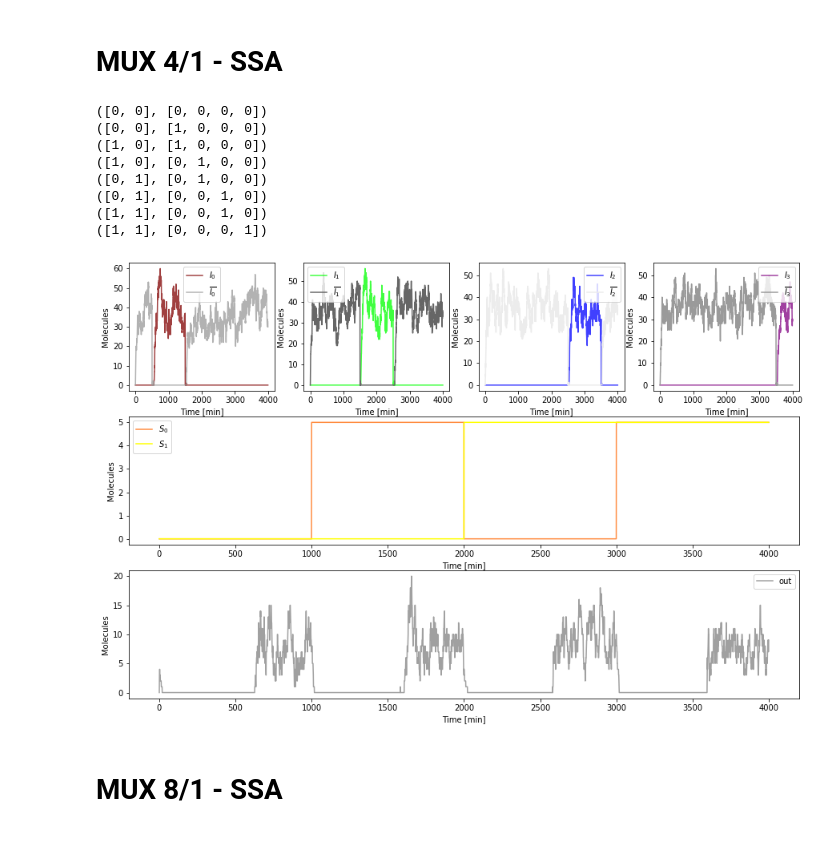
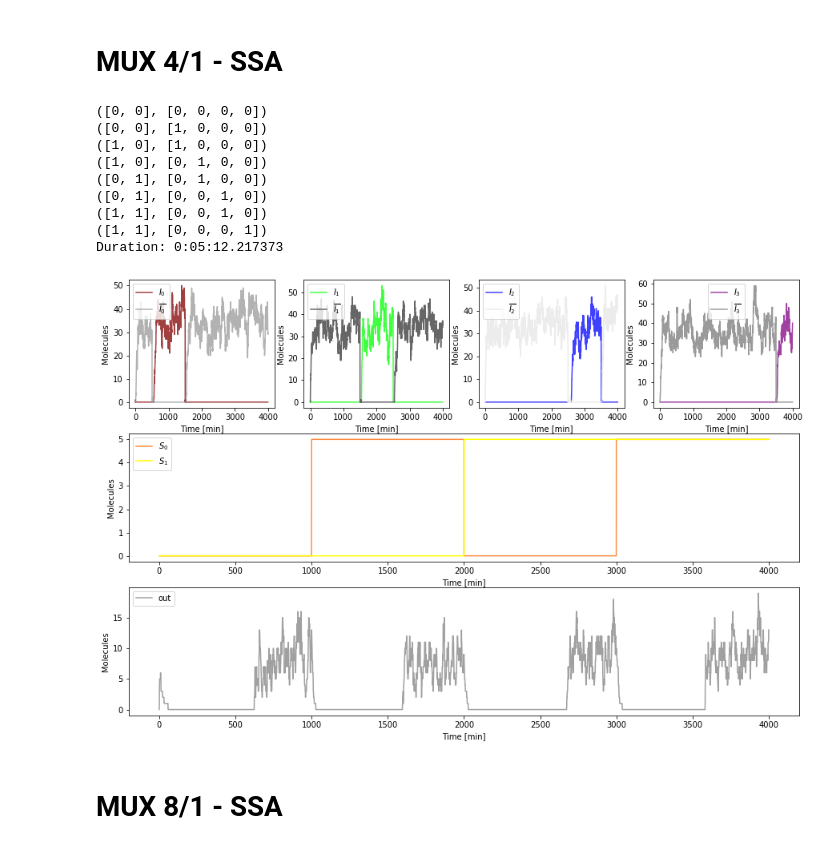
Before and after one commit to Bogatejc/CBLBs, a Jupyter notebook: cblb/run_model_mux_ssa.ipynb, the cells around one changed output. Cells and saved outputs as stored; diff of their text form; code cells hidden in the pictures.

```diff
--- a/cblb/run_model_mux_ssa.ipynb
+++ b/cblb/run_model_mux_ssa.ipynb
@@ -54,6 +54,9 @@ import matplotlib.pyplot as plt
 
 from parameters import *
 from models import *
+from datetime import datetime
+
+start_time = datetime.now()
 
 Y0 = np.zeros(59)
 # number of cells: toggle switches
@@ -131,6 +134,9 @@ for iteration, state in enumerate(states):
 Y = Y_full
 T = T_full
 
+end_time = datetime.now()
+print('Duration: {}'.format(end_time - start_time))
+
 
 """
 results
@@ -151,7 +157,6 @@ ax1 = plt.subplot(341)
 ax1.plot(T, I0_a, color="#800000ff", alpha=0.75)
 ax1.plot(T, I0_b, color="#999999ff", alpha=0.75)
 ax1.legend(["$I_0$", "$\\overline{I_0}$"])
-#ax1.set_title('$I_0$ toggle')
 ax1.set_xlabel("Time [min]")
 ax1.set_ylabel("Molecules")
 
@@ -160,7 +165,6 @@ ax2 = plt.subplot(342)
 ax2.plot(T, I1_a, color = "#00ff00ff", alpha=0.75)
 ax2.plot(T, I1_b, color = "#666666ff")#, alpha=0.75)
 ax2.legend(["$I_1$", "$\\overline{I_1}$"])
-#ax2.set_title('$I_1$ toggle')
 ax2.set_xlabel("Time [min]")
 ax2.set_ylabel("Molecules")
 
@@ -169,7 +173,6 @@ ax3 = plt.subplot(343)
 ax3.plot(T, I2_a, color = "#0000ffff", alpha=0.75)
 ax3.plot(T, I2_b, color = "#ecececfe")#, alpha=0.75)
 ax3.legend(["$I_2$", "$\\overline{I_2}$"])
-#ax3.set_title('$I_2$ toggle')
 ax3.set_xlabel("Time [min]")
 ax3.set_ylabel("Molecules")
 
@@ -178,43 +181,38 @@ ax4 = plt.subplot(344)
 ax4.plot(T, I3_a, color = "#800080ff", alpha=0.75)
 ax4.plot(T, I3_b, color = "#999999fc")#, alpha=0.75)
 ax4.legend(["$I_3$", "$\\overline{I_3}$"])
-#ax4.set_title('$I_3$ toggle')
 ax4.set_xlabel("Time [min]")
 ax4.set_ylabel("Molecules")
 
 
 ax5 = plt.subplot(312)
 ax5.plot(T,S0, color = "#ff6600ff", alpha=0.75)
 ax5.plot(T,S1, color = "#ffff00ff")#, alpha=0.75)
 ax5.legend(["$S_0$", "$S_1$"])
-#ax5.set_title('Select inputs')
 ax5.set_xlabel("Time [min]")
 ax5.set_ylabel("Molecules")
 
 
 ax6 = plt.subplot(313)
 ax6.plot(T,out, color = "#8080805a", alpha=0.75)
-#ax6.set_title('out')
 ax6.legend(['out'])
 ax6.set_xlabel("Time [min]")
 ax6.set_ylabel("Molecules")
 
-#step = int(self.N)
-#ax6.plot(T[step::step], out[step::step], 'x')
-
 plt.gcf().set_size_inches(15,10)
 #plt.savefig("figs/CBLB_ssa.pdf", bbox_inches = 'tight')
 plt.show()
 # %% [output]
 ([0, 0], [0, 0, 0, 0])
 ([0, 0], [1, 0, 0, 0])
 ([1, 0], [1, 0, 0, 0])
 ([1, 0], [0, 1, 0, 0])
 ([0, 1], [0, 1, 0, 0])
 ([0, 1], [0, 0, 1, 0])
 ([1, 1], [0, 0, 1, 0])
 ([1, 1], [0, 0, 0, 1])
+Duration: 0:05:12.217373
-[figure, old version]
+[figure, new version]
 # %% [markdown]
 # MUX 8/1 - SSA
 # %%
```
Also changed, not shown: parts of 3 cells of this notebook, 2 other files.
